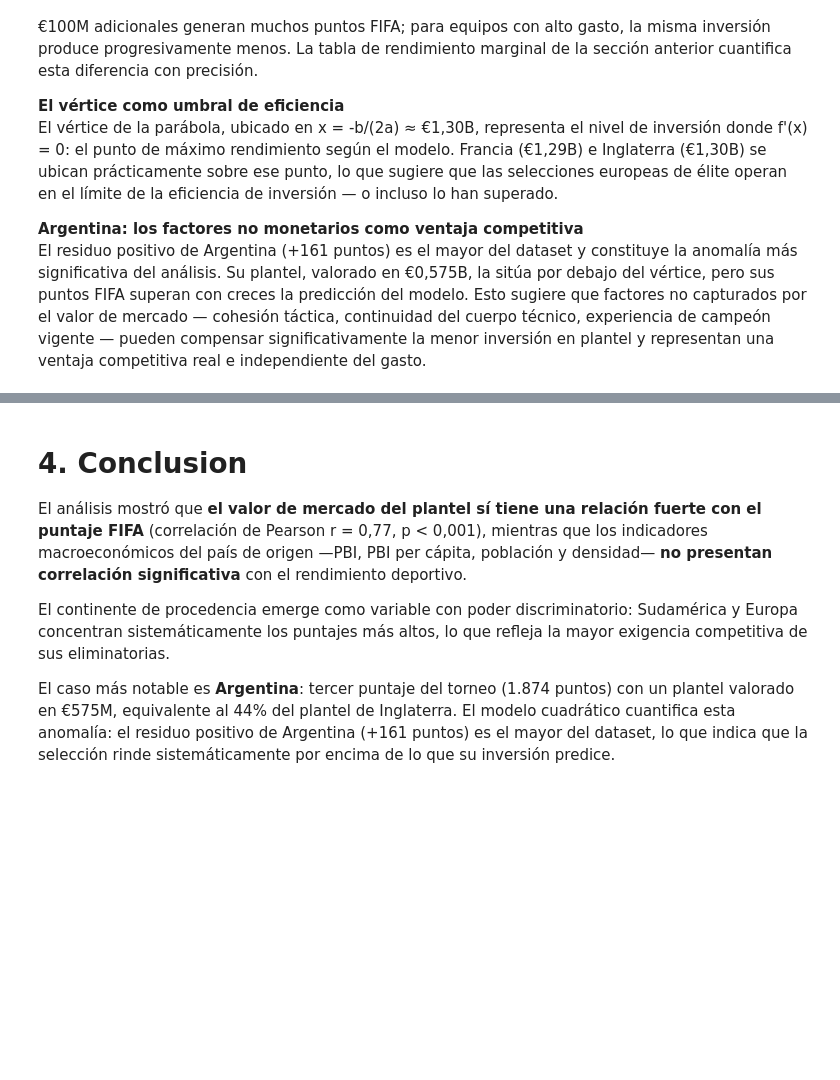
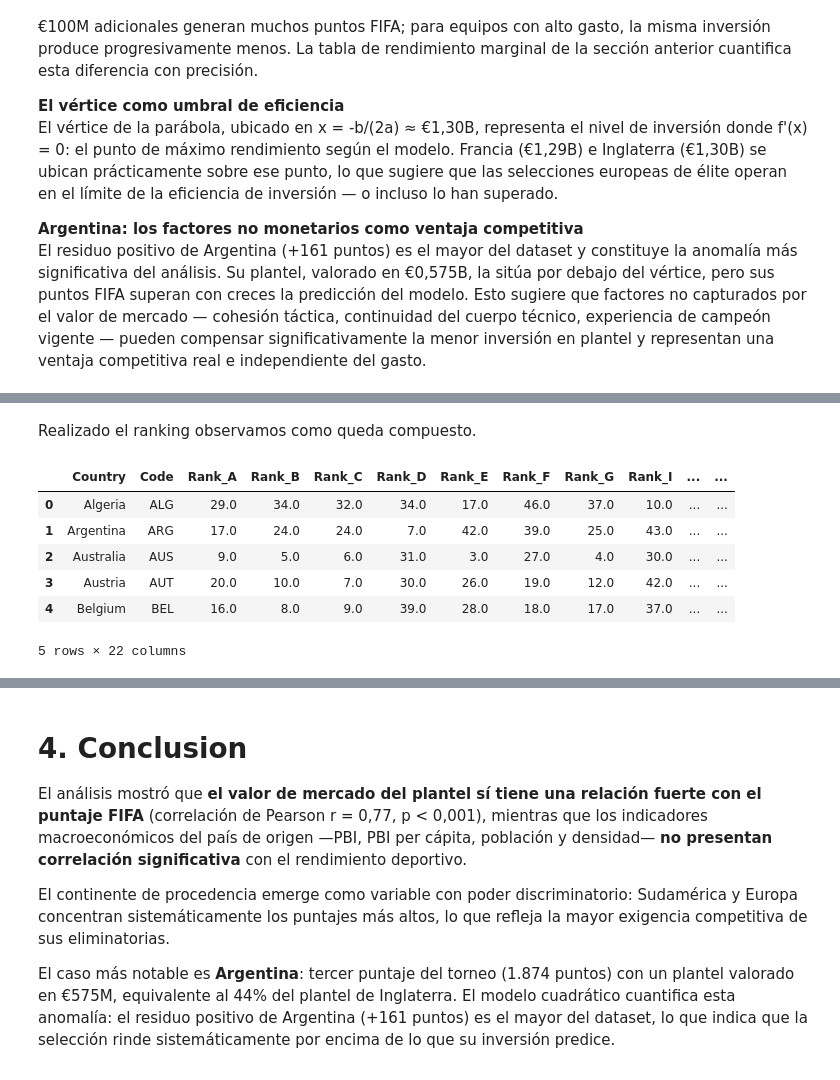
Before and after one commit to gleo1973/tp-laboratorio-mcag-1c2026, a Jupyter notebook: Laboratorio_TP_2026_vf.ipynb, the cells around one changed output, grey strips where cells are left out. Saved outputs shown, nothing was run; the diff lists cells and outputs as text; code cells hidden in the pictures; blank space fills up the shorter version.

```diff
--- a/Laboratorio_TP_2026_vf.ipynb
+++ b/Laboratorio_TP_2026_vf.ipynb
@@ -1251,0 +1302,27 @@ representan una ventaja competitiva real e independiente del gasto.
+# %%
+ranking_EI = pd.DataFrame()
+ranking_EI["Country"] = df_EI["Country"]
+ranking_EI["Code"] = df_EI["Code"]
+
+for col in indicador_positivo:
+    ranking_EI[f"Rank_{col}"] = (
+        df_EI[col]
+        .rank(ascending=False, method='min')
+        .astype(float)    )
+for col in indicador_negativo:
+    ranking_EI[f"Rank_{col}"] = (
+        df_EI[col]
+        .rank(ascending=True, method='min')
+        .astype(float)    )
+# %% [markdown]
+Realizado el ranking observamos como queda compuesto.
+# %%
+ranking_EI.head()
+# %% [output]
+|  | Country | Code | Rank_A | Rank_B | Rank_C | Rank_D | Rank_E | Rank_F | Rank_G | Rank_I | ... | ... |
+| 0 | Algeria | ALG | 29.0 | 34.0 | 32.0 | 34.0 | 17.0 | 46.0 | 37.0 | 10.0 | ... | ... |
+| 1 | Argentina | ARG | 17.0 | 24.0 | 24.0 | 7.0 | 42.0 | 39.0 | 25.0 | 43.0 | ... | ... |
+| 2 | Australia | AUS | 9.0 | 5.0 | 6.0 | 31.0 | 3.0 | 27.0 | 4.0 | 30.0 | ... | ... |
+| 3 | Austria | AUT | 20.0 | 10.0 | 7.0 | 30.0 | 26.0 | 19.0 | 12.0 | 42.0 | ... | ... |
+| 4 | Belgium | BEL | 16.0 | 8.0 | 9.0 | 39.0 | 28.0 | 18.0 | 17.0 | 37.0 | ... | ... |
+5 rows × 22 columns
```
Also changed, not shown: parts of 27 cells of this notebook.
